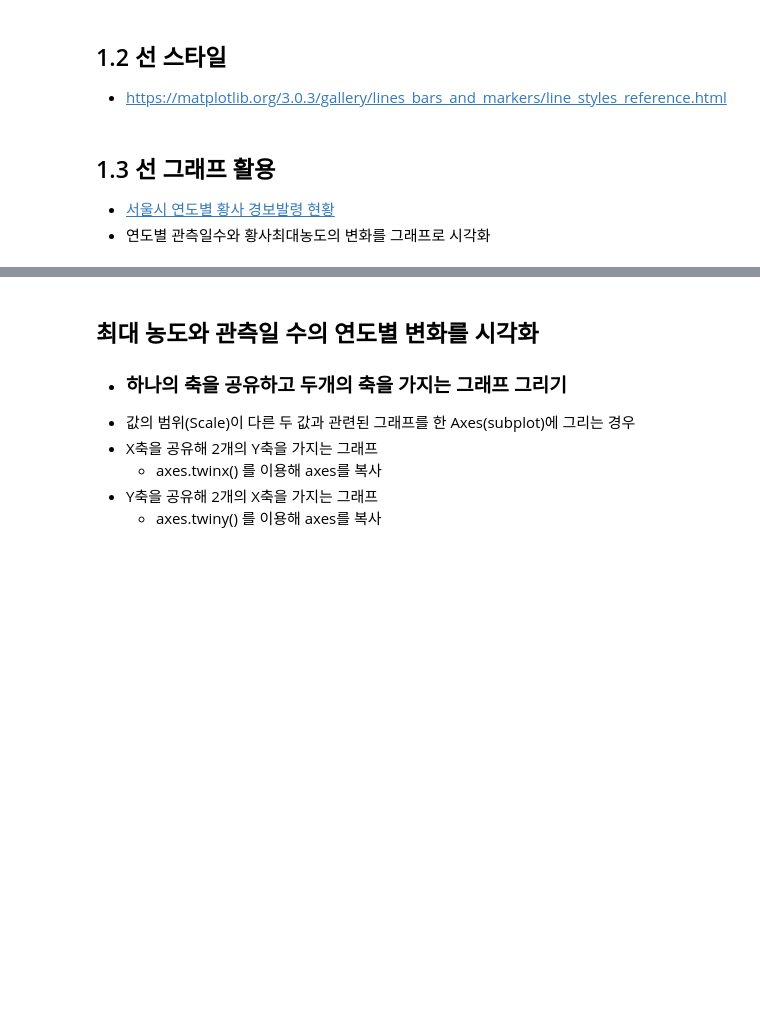
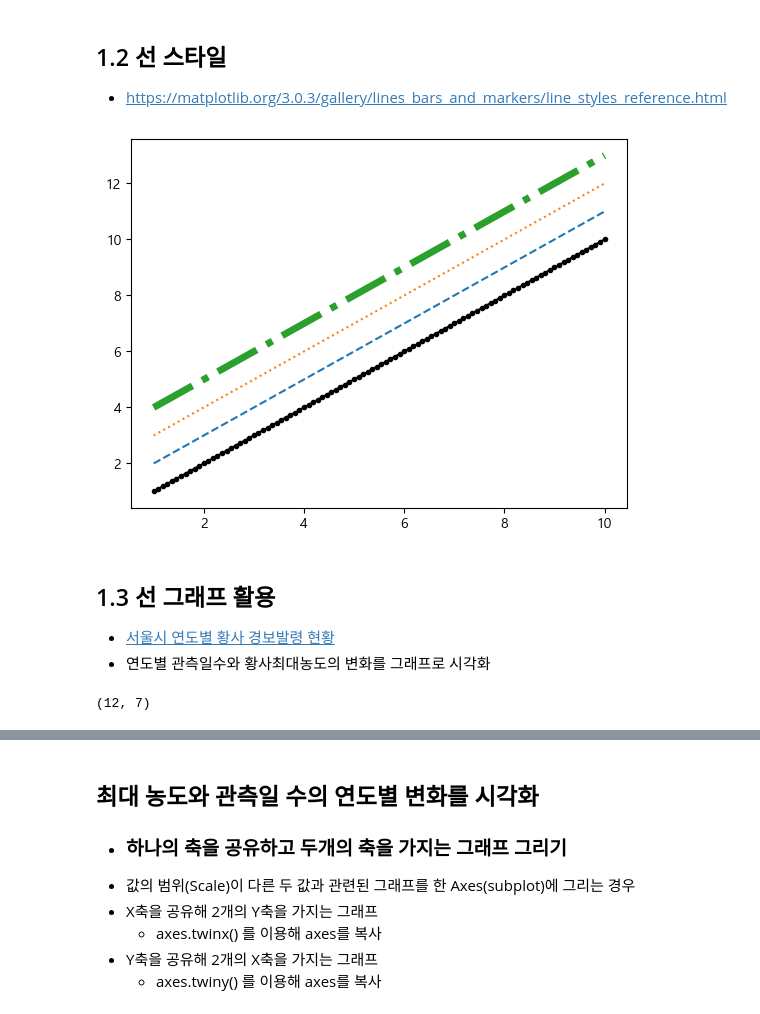
Before and after one commit to clerknek/PlayData, a Jupyter notebook: 03_Visualization/02_각종 그래프 그리기1.ipynb, the cells around one changed output, grey strips where cells are left out. Saved outputs shown, nothing was run; the diff lists cells and outputs as text; code cells hidden in the pictures; blank space fills up the shorter version.

Commit message:
matplotlib updated

```diff
--- a/03_Visualization/02_각종 그래프 그리기1.ipynb
+++ b/03_Visualization/02_각종 그래프 그리기1.ipynb
@@ -17,7 +17,30 @@
 # %% [markdown]
 ## 1.2 선 스타일
 - https://matplotlib.org/3.0.3/gallery/lines_bars_and_markers/line_styles_reference.html
+# %%
+import matplotlib.pyplot as plt
+import numpy as np
+import pandas as pd
+
+x = np.linspace(1, 10, num=100) # 1 ~ 10을 100등분(num)한 분위 값으로 이뤄진 1차원 배열을 생성.
+                                # -> 리스트나 시리즈 같이 다양한 자료구조로 변환할 수 있다. (1차원의 자료구조)
+x2 = pd.Series(x)
+# plt 함수를 이용해서 선그래프 그리기
+plt.plot(x, x, marker='.', color='black')
+plt.plot(x, x+1, linestyle ='--')
+plt.plot(x, x+2, linestyle =':')
+plt.plot(x, x+3, linestyle ='-.', linewidth=5)
+plt.show()
+# %% [output]
+[figure, added]
 # %% [markdown]
 ## 1.3 선 그래프 활용
 - [서울시 연도별 황사 경보발령 현황](http://data.seoul.go.kr/dataList/datasetView.do?infId=OA-2227&srvType=S&serviceKind=1&currentPageNo=1)
 - 연도별 관측일수와 황사최대농도의 변화를 그래프로 시각화
+# %%
+import pandas as pd
+
+df = pd.read_csv('data/서울시 연도별 황사 경보발령 현황.csv')
+df.shape
+# %% [output]
+(12, 7)
```
Also changed, not shown: parts of 18 cells of this notebook, 2 other files.
